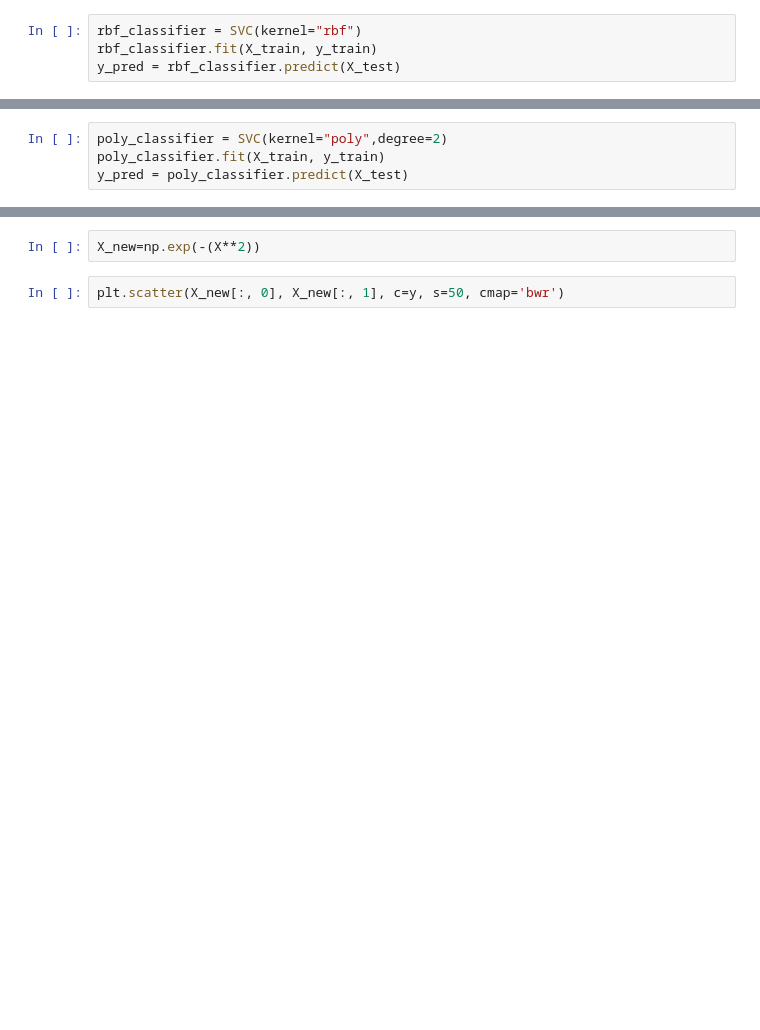
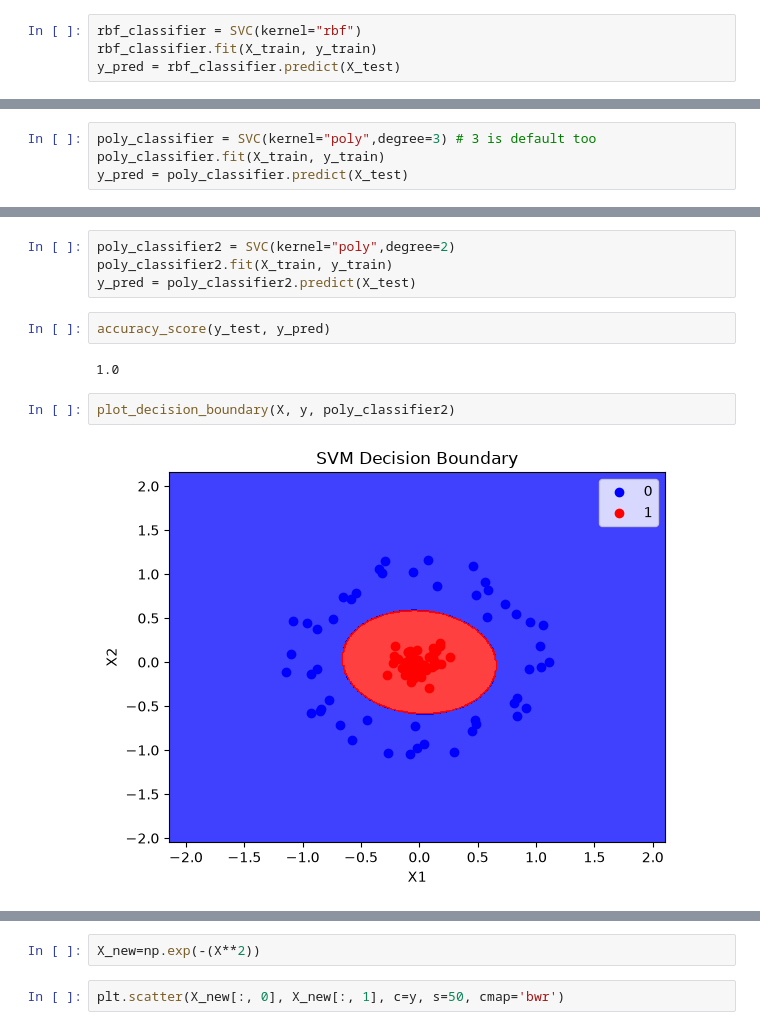
Before and after one commit to Foolmannn/ml-learnings, a Jupyter notebook: SVM/kernel_trick_SVM.ipynb, the cells around one changed output, grey strips where cells are left out. Saved outputs shown, nothing was run; the diff lists cells and outputs as text; blank space fills up the shorter version.

Commit message:
ML : SVM - Kernel Trick code

```diff
--- a/SVM/kernel_trick_SVM.ipynb
+++ b/SVM/kernel_trick_SVM.ipynb
@@ -73,5 +84,5 @@ plot_decision_boundary(X, y, rbf_classifier)
 # %%
-poly_classifier = SVC(kernel="poly",degree=2)
+poly_classifier = SVC(kernel="poly",degree=3) # 3 is default too
 poly_classifier.fit(X_train, y_train)
 y_pred = poly_classifier.predict(X_test)
 # %%
@@ -81,2 +96,14 @@ plot_decision_boundary(X, y, poly_classifier)
+# %%
+poly_classifier2 = SVC(kernel="poly",degree=2)
+poly_classifier2.fit(X_train, y_train)
+y_pred = poly_classifier2.predict(X_test)
+# %%
+accuracy_score(y_test, y_pred)
+# %% [output]
+1.0
+# %%
+plot_decision_boundary(X, y, poly_classifier2)
+# %% [output]
+[figure, added]
 # %%
 X
```
Also changed, not shown: parts of 14 cells of this notebook, 1 other file.
